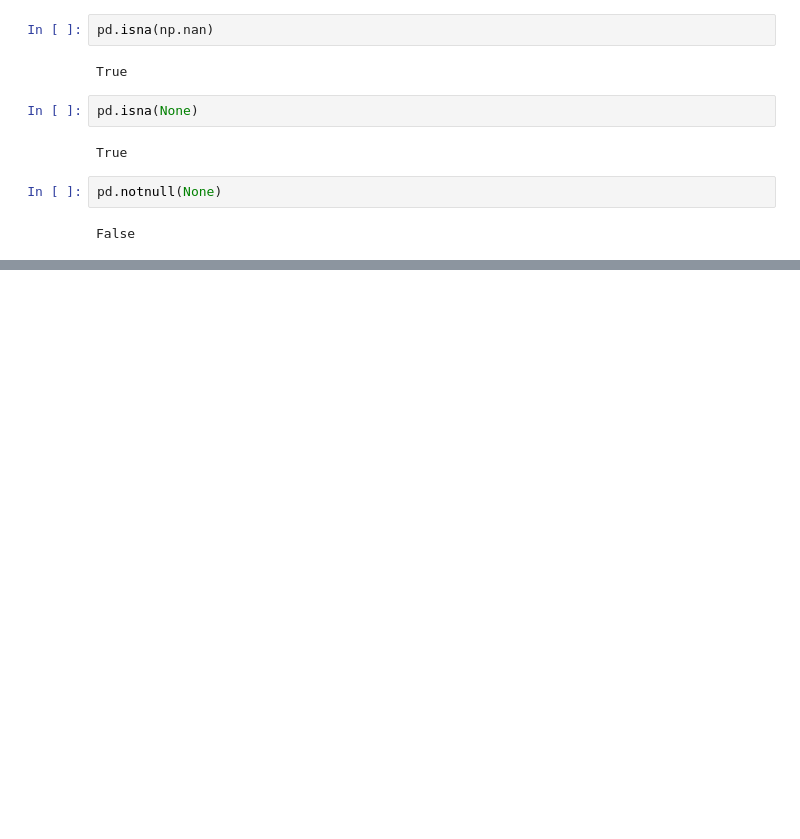
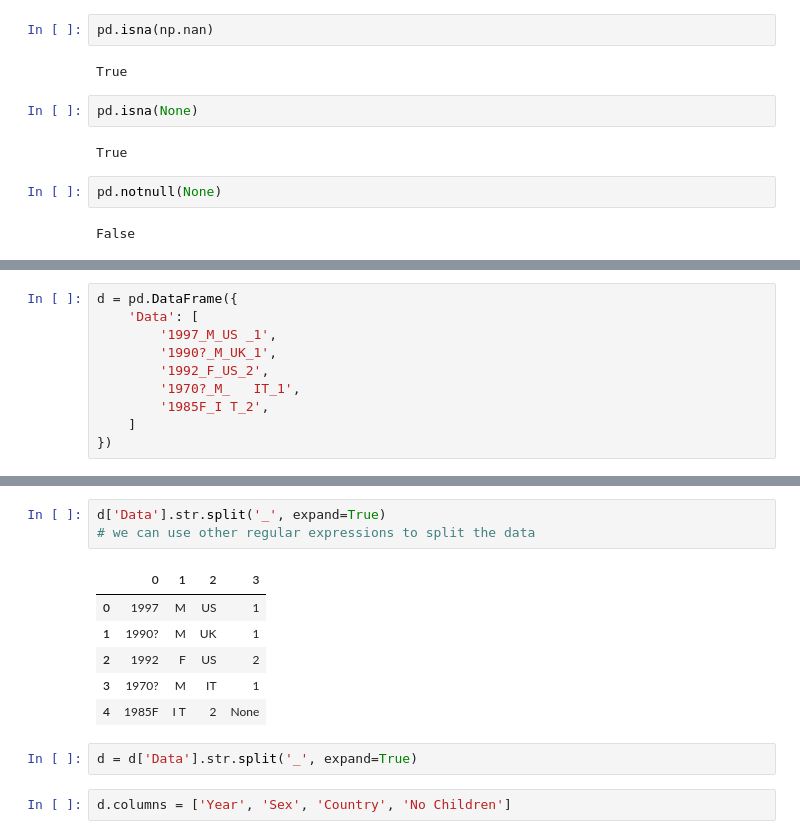
Before and after one commit to thinzarhninyu/DAP, a Jupyter notebook: notes/data-cleaning.ipynb, the cells around one changed output, grey strips where cells are left out. Cells and saved outputs as stored; diff of their text form; blank space fills up the shorter version.

Commit message:
reading and cleaning data

```diff
--- a/notes/data-cleaning.ipynb
+++ b/notes/data-cleaning.ipynb
@@ -26,0 +536,10 @@ False
+# %%
+d = pd.DataFrame({
+    'Data': [
+        '1997_M_US _1',
+        '1990?_M_UK_1',
+        '1992_F_US_2',
+        '1970?_M_   IT_1',
+        '1985F_I T_2',
+    ]
+})
@@ -26,0 +574,14 @@ False
+# %%
+d['Data'].str.split('_', expand=True)
+# we can use other regular expressions to split the data
+# %% [output]
+|  | 0 | 1 | 2 | 3 |
+| 0 | 1997 | M | US | 1 |
+| 1 | 1990? | M | UK | 1 |
+| 2 | 1992 | F | US | 2 |
+| 3 | 1970? | M | IT | 1 |
+| 4 | 1985F | I T | 2 | None |
+# %%
+d = d['Data'].str.split('_', expand=True)
+# %%
+d.columns = ['Year', 'Sex', 'Country', 'No Children']
```
Also changed, not shown: parts of 65 cells of this notebook, 2 other files.
